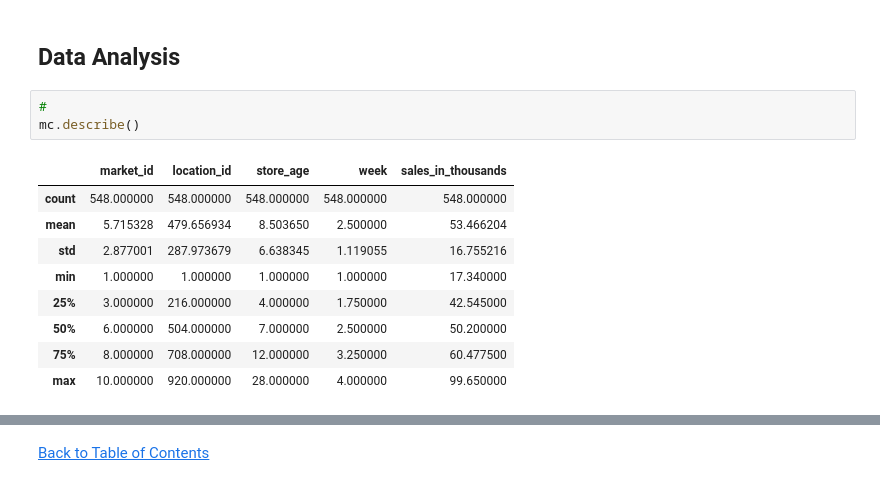
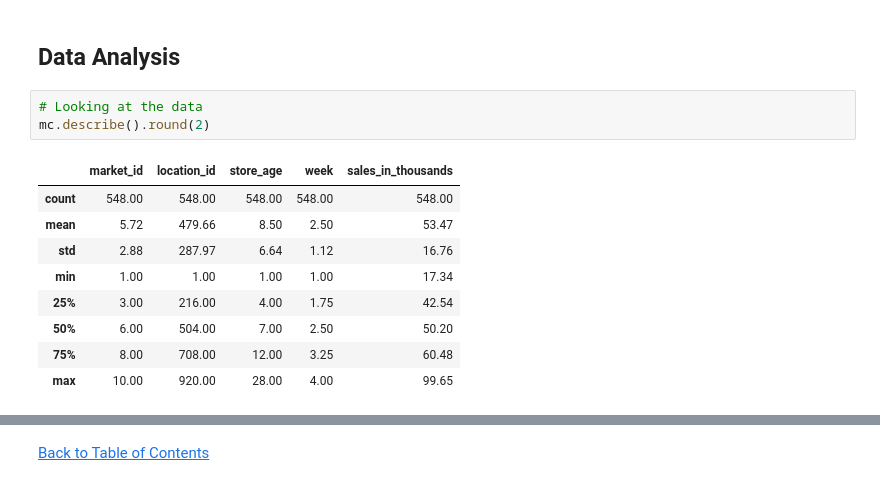
Before and after one commit to jasondo-da/Fast_Food_Marketing_Campaign_AB_Test, a Jupyter notebook: fast_food_ab_test.ipynb, the cells around one changed output, grey strips where cells are left out. Cells and saved outputs as stored; diff of their text form.

```diff
--- a/fast_food_ab_test.ipynb
+++ b/fast_food_ab_test.ipynb
@@ -245,15 +245,15 @@ memory usage: 22.9 KB
 # %% [markdown]
 ## Data Analysis
 # %%
-#
-mc.describe()
+# Looking at the data
+mc.describe().round(2)
 # %% [output]
 |  | market_id | location_id | store_age | week | sales_in_thousands |
-| count | 548.000000 | 548.000000 | 548.000000 | 548.000000 | 548.000000 |
-| mean | 5.715328 | 479.656934 | 8.503650 | 2.500000 | 53.466204 |
-| std | 2.877001 | 287.973679 | 6.638345 | 1.119055 | 16.755216 |
-| min | 1.000000 | 1.000000 | 1.000000 | 1.000000 | 17.340000 |
-| 25% | 3.000000 | 216.000000 | 4.000000 | 1.750000 | 42.545000 |
-| 50% | 6.000000 | 504.000000 | 7.000000 | 2.500000 | 50.200000 |
-| 75% | 8.000000 | 708.000000 | 12.000000 | 3.250000 | 60.477500 |
-| max | 10.000000 | 920.000000 | 28.000000 | 4.000000 | 99.650000 |
+| count | 548.00 | 548.00 | 548.00 | 548.00 | 548.00 |
+| mean | 5.72 | 479.66 | 8.50 | 2.50 | 53.47 |
+| std | 2.88 | 287.97 | 6.64 | 1.12 | 16.76 |
+| min | 1.00 | 1.00 | 1.00 | 1.00 | 17.34 |
+| 25% | 3.00 | 216.00 | 4.00 | 1.75 | 42.54 |
+| 50% | 6.00 | 504.00 | 7.00 | 2.50 | 50.20 |
+| 75% | 8.00 | 708.00 | 12.00 | 3.25 | 60.48 |
+| max | 10.00 | 920.00 | 28.00 | 4.00 | 99.65 |
```
Also changed, not shown: parts of 12 cells of this notebook.
